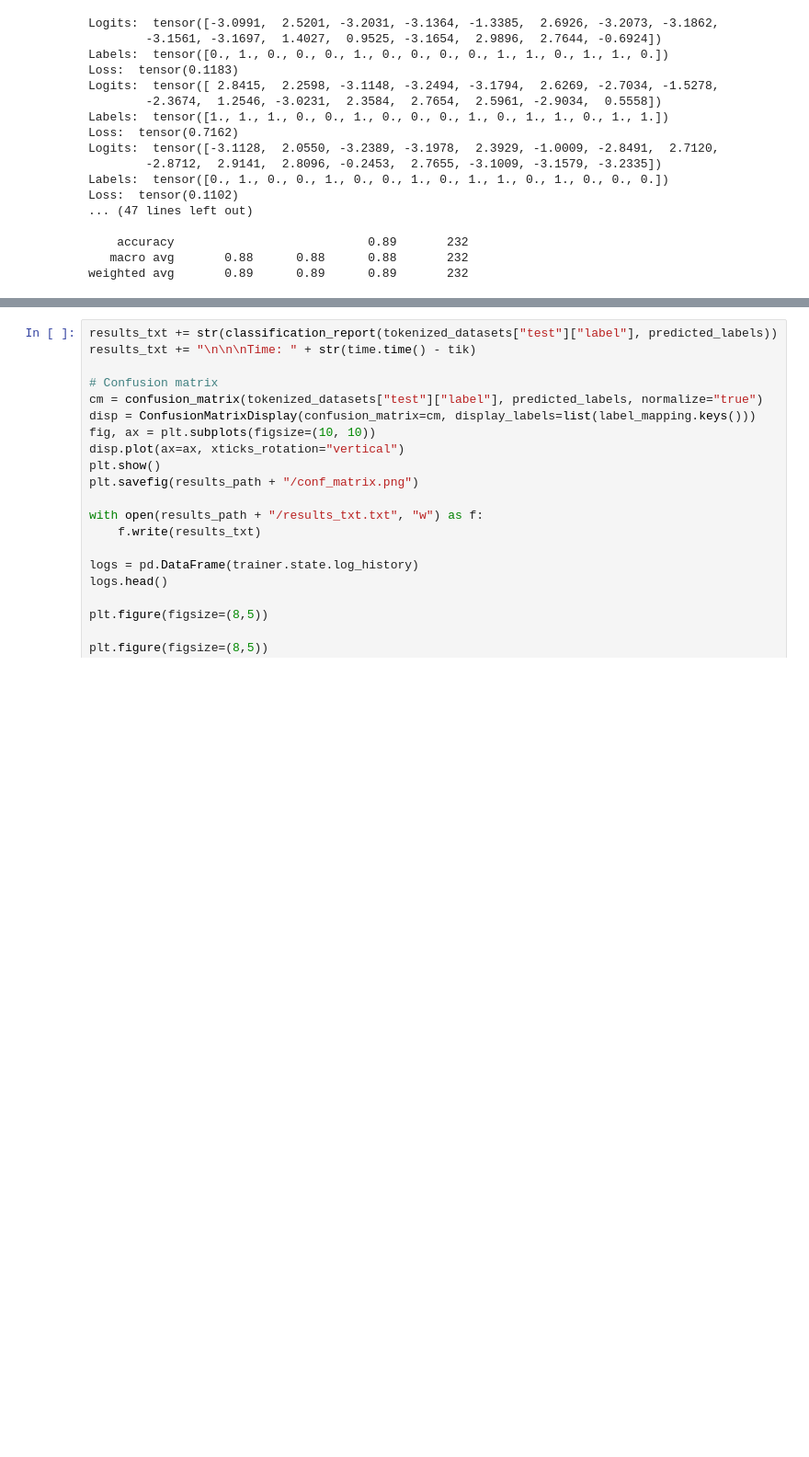
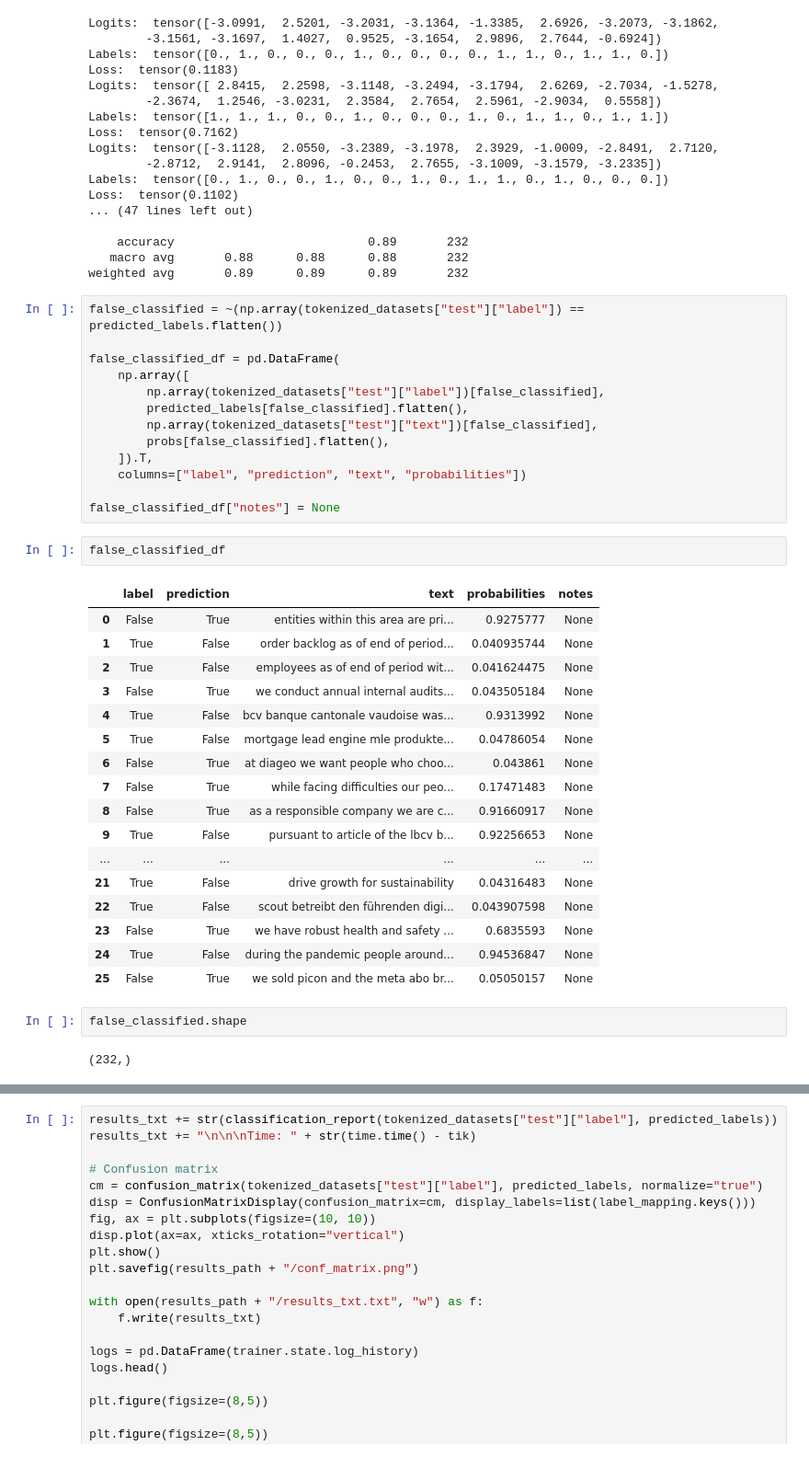
Before and after one commit to hendrikweichel/nace_report_topic_analysis, a Jupyter notebook: BERT_classifier/Train_BERT/BERT_Training_relevancy_judge.ipynb, the cells around one changed output, grey strips where cells are left out. Shown at 92% size. Saved outputs shown, nothing was run; the diff lists cells and outputs as text; blank space fills up the shorter version.

```diff
--- a/BERT_classifier/Train_BERT/BERT_Training_relevancy_judge.ipynb
+++ b/BERT_classifier/Train_BERT/BERT_Training_relevancy_judge.ipynb
@@ -456,3 +456,40 @@ Loss:  tensor(0.1102)
     accuracy                           0.89       232
    macro avg       0.88      0.88      0.88       232
 weighted avg       0.89      0.89      0.89       232
+# %%
+false_classified = ~(np.array(tokenized_datasets["test"]["label"]) == predicted_labels.flatten())
+
+false_classified_df = pd.DataFrame(
+    np.array([
+        np.array(tokenized_datasets["test"]["label"])[false_classified],
+        predicted_labels[false_classified].flatten(),
+        np.array(tokenized_datasets["test"]["text"])[false_classified],
+        probs[false_classified].flatten(),
+    ]).T,
+    columns=["label", "prediction", "text", "probabilities"])
+
+false_classified_df["notes"] = None
+# %%
+false_classified_df
+# %% [output]
+|  | label | prediction | text | probabilities | notes |
+| 0 | False | True | entities within this area are pri... | 0.9275777 | None |
+| 1 | True | False | order backlog as of end of period... | 0.040935744 | None |
+| 2 | True | False | employees as of end of period wit... | 0.041624475 | None |
+| 3 | False | True | we conduct annual internal audits... | 0.043505184 | None |
+| 4 | True | False | bcv banque cantonale vaudoise was... | 0.9313992 | None |
+| 5 | True | False | mortgage lead engine mle produkte... | 0.04786054 | None |
+| 6 | False | True | at diageo we want people who choo... | 0.043861 | None |
+| 7 | False | True | while facing difficulties our peo... | 0.17471483 | None |
+| 8 | False | True | as a responsible company we are c... | 0.91660917 | None |
+| 9 | True | False | pursuant to article of the lbcv b... | 0.92256653 | None |
+| ... | ... | ... | ... | ... | ... |
+| 21 | True | False | drive growth for sustainability | 0.04316483 | None |
+| 22 | True | False | scout betreibt den führenden digi... | 0.043907598 | None |
+| 23 | False | True | we have robust health and safety ... | 0.6835593 | None |
+| 24 | True | False | during the pandemic people around... | 0.94536847 | None |
+| 25 | False | True | we sold picon and the meta abo br... | 0.05050157 | None |
+# %%
+false_classified.shape
+# %% [output]
+(232,)
```
Also changed, not shown: parts of 4 cells of this notebook, 1 other file.
